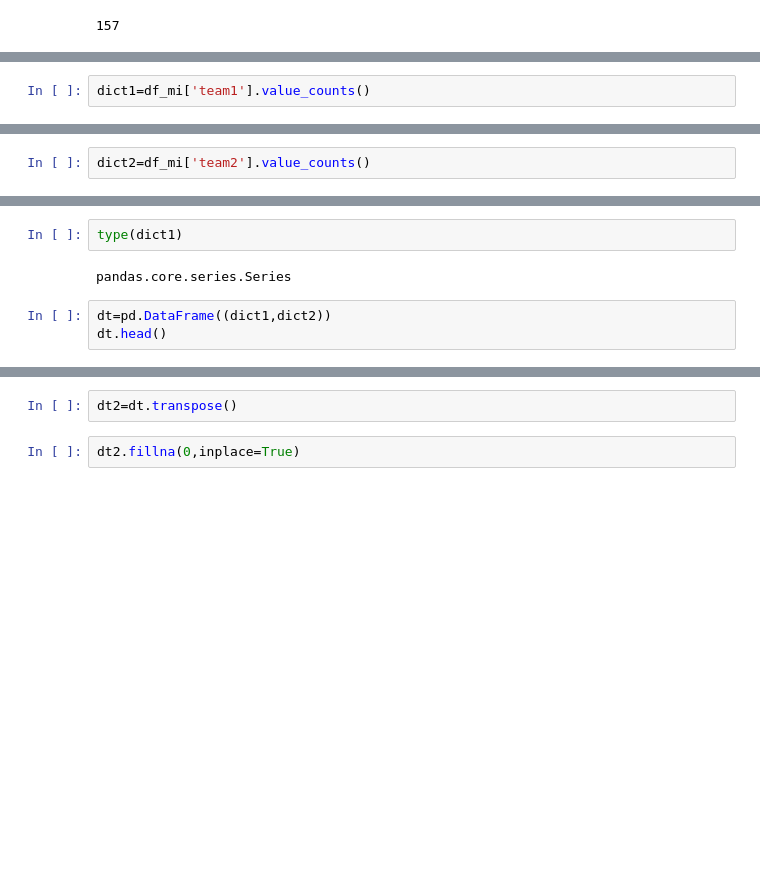
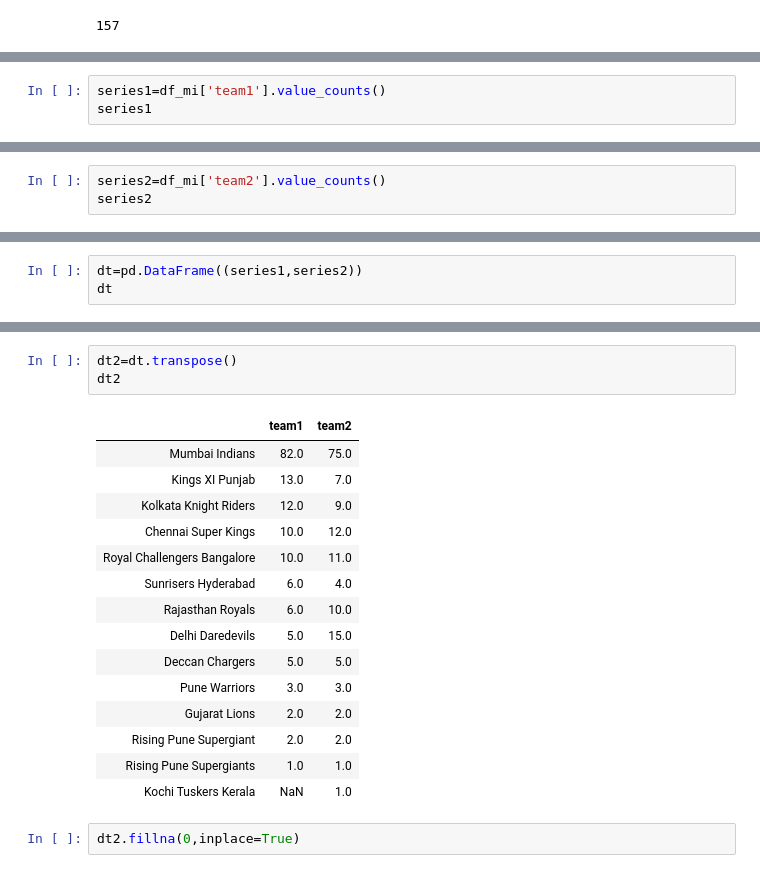
Before and after one commit to shan-2205/EDA, a Jupyter notebook: IPL.ipynb, the cells around one changed output, grey strips where cells are left out. Drawn from its saved outputs; the diff is of its cells as text; blank space fills up the shorter version.

```diff
--- a/IPL.ipynb
+++ b/IPL.ipynb
@@ -799,2 +793,3 @@ len(df_mi)
 # %%
-dict1=df_mi['team1'].value_counts()
+series1=df_mi['team1'].value_counts()
+series1
@@ -801,2 +811,3 @@ dict1=df_mi['team1'].value_counts()
 # %%
-dict2=df_mi['team2'].value_counts()
+series2=df_mi['team2'].value_counts()
+series2
@@ -803,16 +830,29 @@ dict2=df_mi['team2'].value_counts()
-# %%
-type(dict1)
-# %% [output]
-pandas.core.series.Series
 # %%
-dt=pd.DataFrame((dict1,dict2))
-dt.head()
+dt=pd.DataFrame((series1,series2))
+dt
 # %% [output]
 |  | Mumbai Indians | Kings XI Punjab | Kolkata Knight Riders | Chennai Super Kings | Royal Challengers Bangalore | ... |
 | team1 | 82.0 | 13.0 | 12.0 | 10.0 | 10.0 | ... |
 | team2 | 75.0 | 7.0 | 9.0 | 12.0 | 11.0 | ... |
 # %%
 dt2=dt.transpose()
+dt2
+# %% [output]
+|  | team1 | team2 |
+| Mumbai Indians | 82.0 | 75.0 |
+| Kings XI Punjab | 13.0 | 7.0 |
+| Kolkata Knight Riders | 12.0 | 9.0 |
+| Chennai Super Kings | 10.0 | 12.0 |
+| Royal Challengers Bangalore | 10.0 | 11.0 |
+| Sunrisers Hyderabad | 6.0 | 4.0 |
+| Rajasthan Royals | 6.0 | 10.0 |
+| Delhi Daredevils | 5.0 | 15.0 |
+| Deccan Chargers | 5.0 | 5.0 |
+| Pune Warriors | 3.0 | 3.0 |
+| Gujarat Lions | 2.0 | 2.0 |
+| Rising Pune Supergiant | 2.0 | 2.0 |
+| Rising Pune Supergiants | 1.0 | 1.0 |
+| Kochi Tuskers Kerala | NaN | 1.0 |
 # %%
 dt2.fillna(0,inplace=True)
 # %%
```
Also changed, not shown: parts of 24 cells of this notebook.
